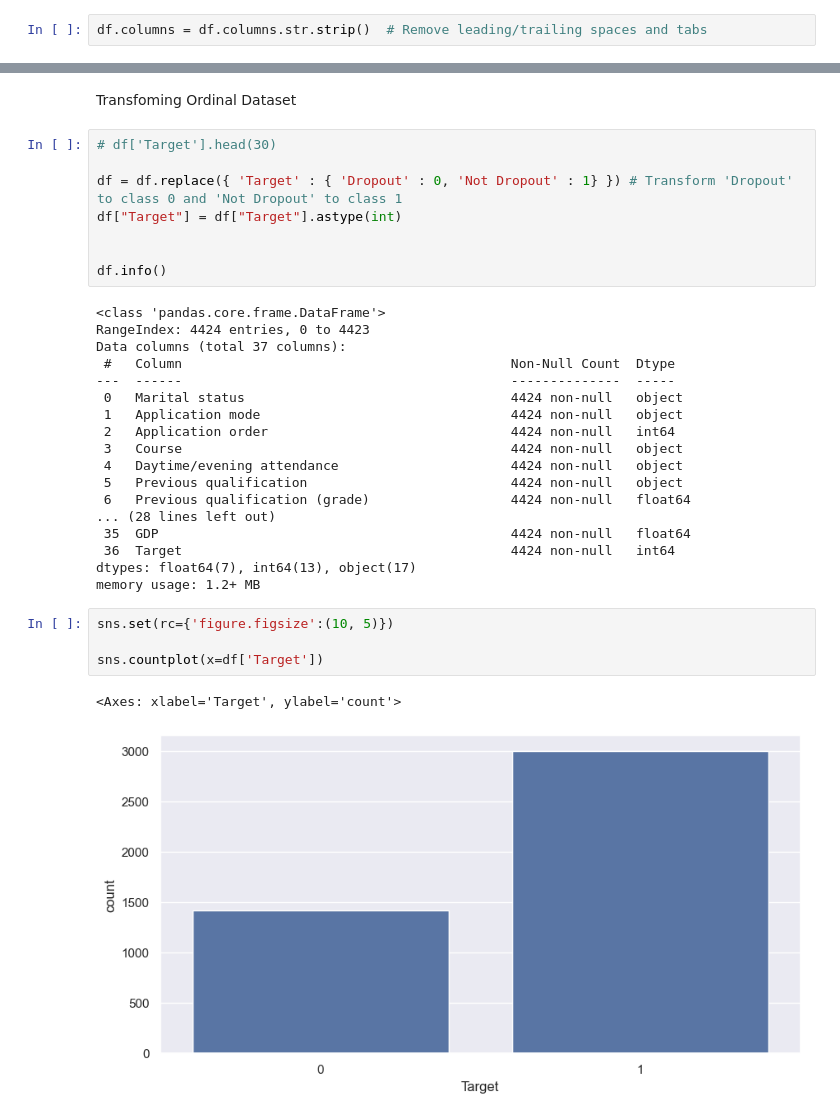
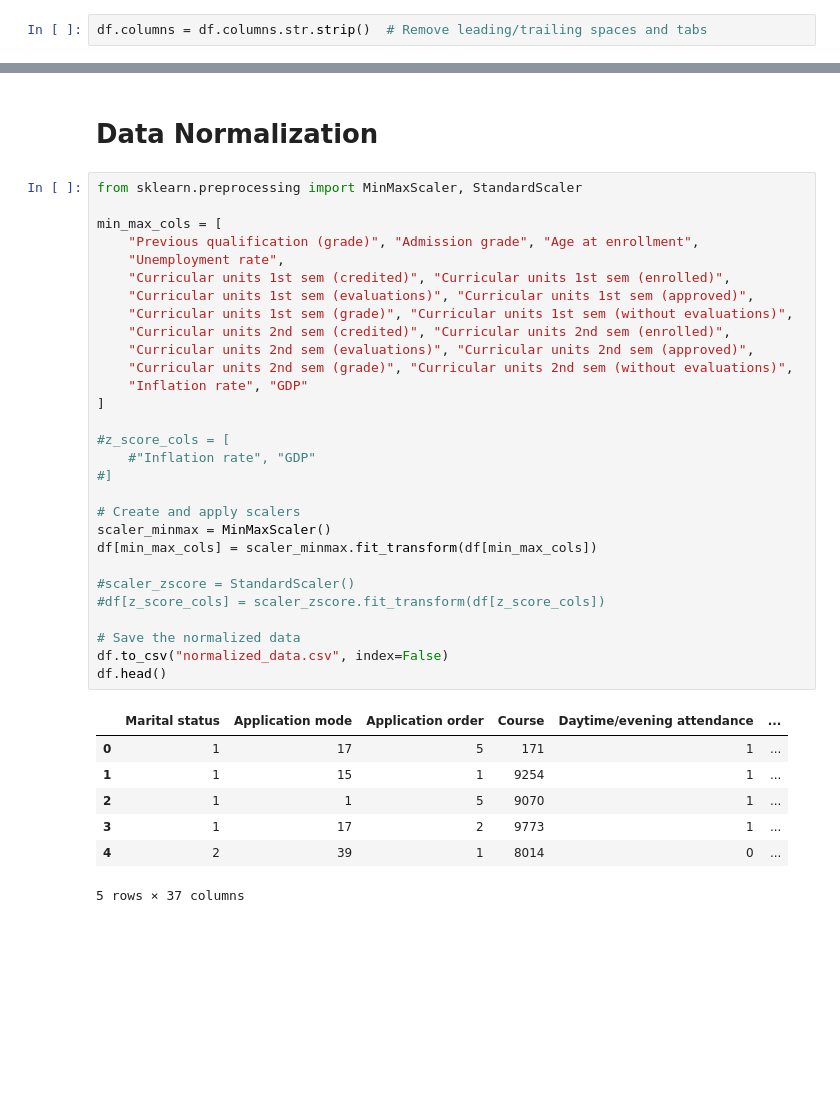
Before and after one commit to georgiakarenlau/bt4240, a Jupyter notebook: eda.ipynb, the cells around one changed output, grey strips where cells are left out. Saved outputs shown, nothing was run; the diff lists cells and outputs as text; blank space fills up the shorter version.

```diff
--- a/eda.ipynb
+++ b/eda.ipynb
@@ -295,35 +297,39 @@ sns.heatmap(corr_matrix, annot=True, cmap="coolwarm", fmt=".2f", linewidths=0.5)
-# %% [markdown]
-Transfoming Ordinal Dataset
-# %%
-# df['Target'].head(30)
-
-df = df.replace({ 'Target' : { 'Dropout' : 0, 'Not Dropout' : 1} }) # Transform 'Dropout' to class 0 and 'Not Dropout' to class 1
-df["Target"] = df["Target"].astype(int)
-
-
-df.info()
-# %% [output]
-<class 'pandas.core.frame.DataFrame'>
-RangeIndex: 4424 entries, 0 to 4423
-Data columns (total 37 columns):
- #   Column                                          Non-Null Count  Dtype
----  ------                                          --------------  -----
- 0   Marital status                                  4424 non-null   object
- 1   Application mode                                4424 non-null   object
- 2   Application order                               4424 non-null   int64
- 3   Course                                          4424 non-null   object
- 4   Daytime/evening attendance                      4424 non-null   object
- 5   Previous qualification                          4424 non-null   object
- 6   Previous qualification (grade)                  4424 non-null   float64
-... (28 lines left out)
- 35  GDP                                             4424 non-null   float64
- 36  Target                                          4424 non-null   int64
-dtypes: float64(7), int64(13), object(17)
-memory usage: 1.2+ MB
-# %%
-sns.set(rc={'figure.figsize':(10, 5)})
-
-sns.countplot(x=df['Target'])
-# %% [output]
-<Axes: xlabel='Target', ylabel='count'>
-[figure, removed]
+# %% [markdown]
+# Data Normalization
+# %%
+from sklearn.preprocessing import MinMaxScaler, StandardScaler
+
+min_max_cols = [
+    "Previous qualification (grade)", "Admission grade", "Age at enrollment",
+    "Unemployment rate",
+    "Curricular units 1st sem (credited)", "Curricular units 1st sem (enrolled)",
+    "Curricular units 1st sem (evaluations)", "Curricular units 1st sem (approved)",
+    "Curricular units 1st sem (grade)", "Curricular units 1st sem (without evaluations)",
+    "Curricular units 2nd sem (credited)", "Curricular units 2nd sem (enrolled)",
+    "Curricular units 2nd sem (evaluations)", "Curricular units 2nd sem (approved)",
+    "Curricular units 2nd sem (grade)", "Curricular units 2nd sem (without evaluations)",
+    "Inflation rate", "GDP"
+]
+
+#z_score_cols = [
+    #"Inflation rate", "GDP"
+#]
+
+# Create and apply scalers
+scaler_minmax = MinMaxScaler()
+df[min_max_cols] = scaler_minmax.fit_transform(df[min_max_cols])
+
+#scaler_zscore = StandardScaler()
+#df[z_score_cols] = scaler_zscore.fit_transform(df[z_score_cols])
+
+# Save the normalized data
+df.to_csv("normalized_data.csv", index=False)
+df.head()
+# %% [output]
+|  | Marital status | Application mode | Application order | Course | Daytime/evening attendance | ... |
+| 0 | 1 | 17 | 5 | 171 | 1 | ... |
+| 1 | 1 | 15 | 1 | 9254 | 1 | ... |
+| 2 | 1 | 1 | 5 | 9070 | 1 | ... |
+| 3 | 1 | 17 | 2 | 9773 | 1 | ... |
+| 4 | 2 | 39 | 1 | 8014 | 0 | ... |
+5 rows × 37 columns
```
Also changed, not shown: parts of 8 cells of this notebook, 1 other file.
